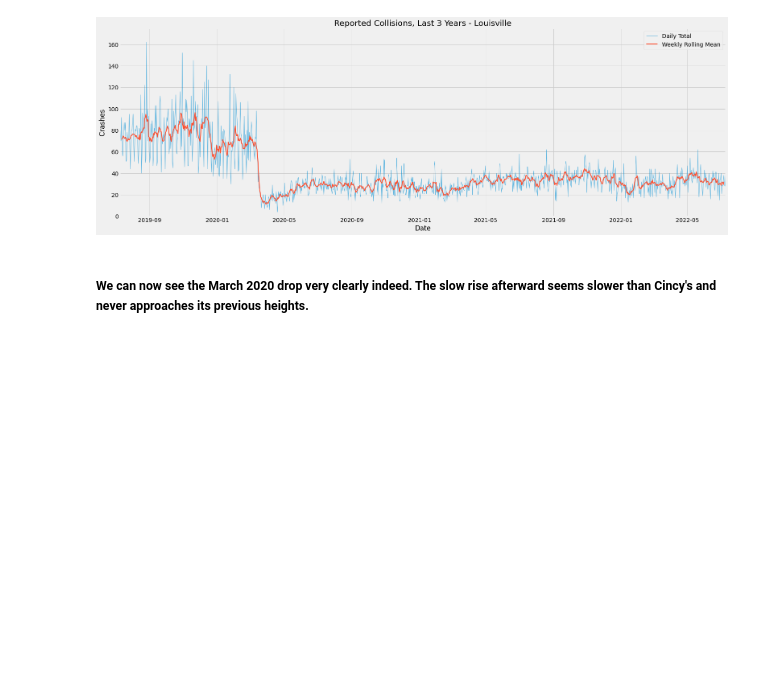
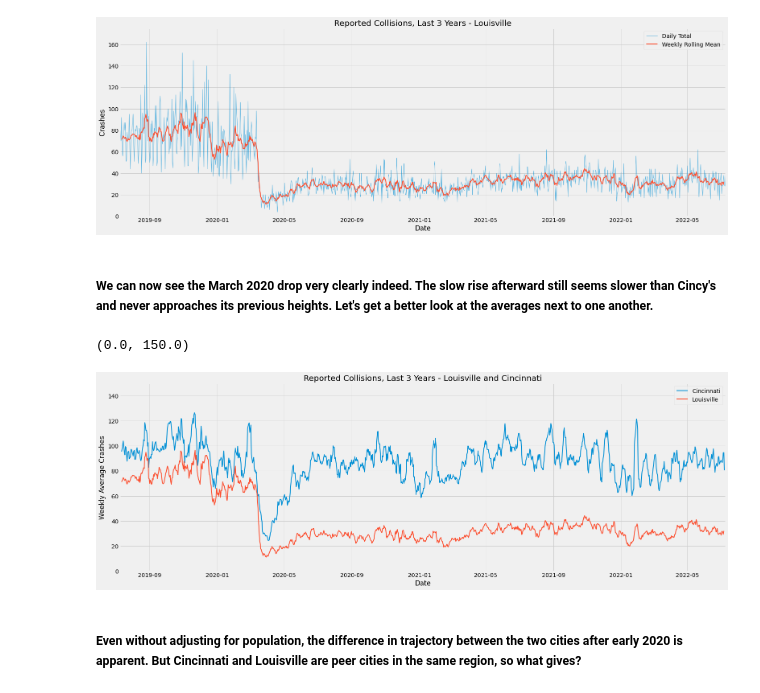
Before and after one commit to orderlogicmachine/covid-crash-compare, a Jupyter notebook: main.ipynb, the cells around one changed output. Drawn from its saved outputs; the diff is of its cells as text; code cells hidden in the pictures; blank space fills up the shorter version.

Commit message:
Added double plot of averages.

```diff
--- a/main.ipynb
+++ b/main.ipynb
@@ -209,4 +209,20 @@ plt.ylim(0, 175)
 (0.0, 175.0)
 [figure]
 # %% [markdown]
-##### We can now see the March 2020 drop very clearly indeed. The slow rise afterward seems slower than Cincy's and never approaches its previous heights.
+##### We can now see the March 2020 drop very clearly indeed. The slow rise afterward still seems slower than Cincy's and never approaches its previous heights. Let's get a better look at the averages next to one another.
+# %%
+plt.style.use('fivethirtyeight')
+plt.figure(figsize = (24, 8))
+plt.plot(cinCrashes.index, cinDF["rolling"], linewidth=2, label='Cincinnati')
+plt.plot(louCrashes.index, louDF["rolling"], linewidth=2, label='Louisville')
+plt.xlabel('Date')
+plt.ylabel('Weekly Average Crashes')
+plt.title('Reported Collisions, Last 3 Years - Louisville and Cincinnati')
+plt.legend()
+plt.xlim(pd.Timestamp('2019-07-09'), pd.Timestamp('2022-07-09'))
+plt.ylim(0, 150)
+# %% [output]
+(0.0, 150.0)
+[figure, added]
+# %% [markdown]
+##### Even without adjusting for population, the difference in trajectory between the two cities after early 2020 is apparent. But Cincinnati and Louisville are peer cities in the same region, so what gives?
```
